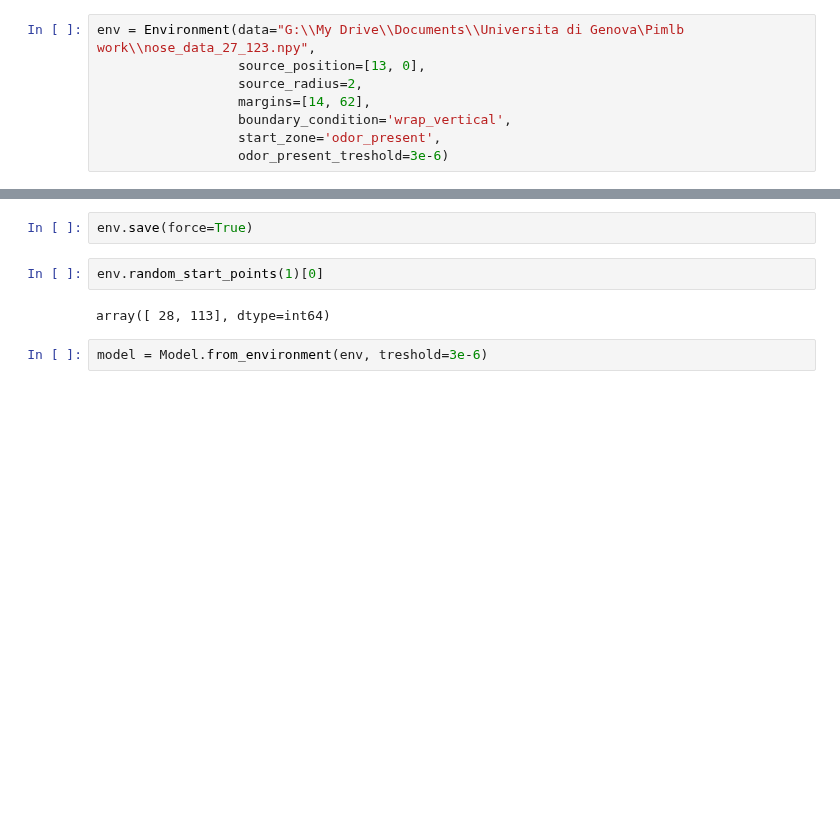
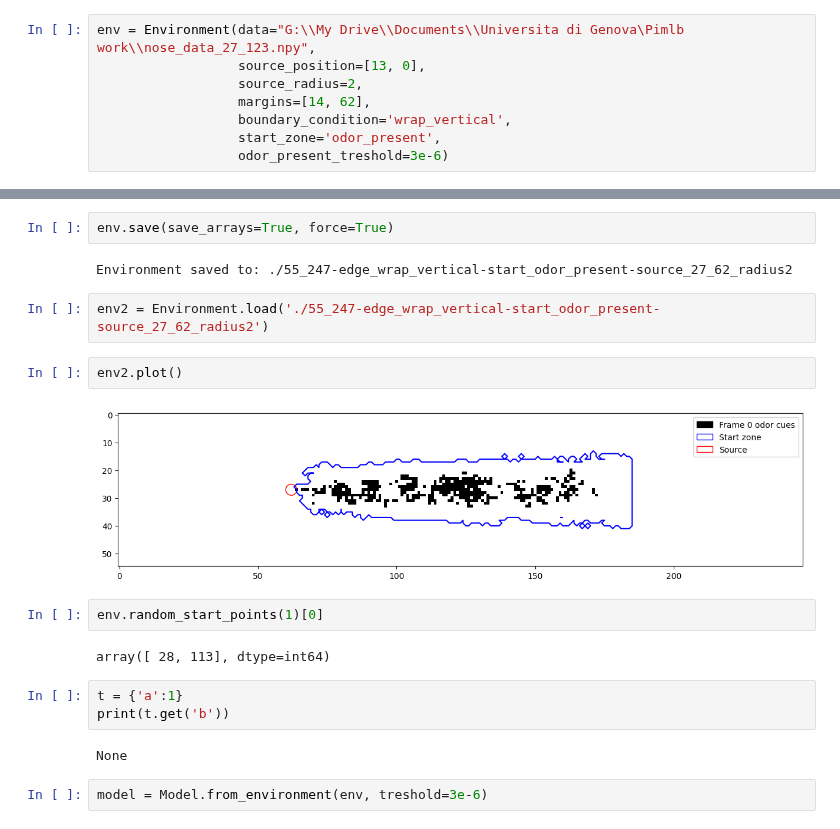
Before and after one commit to PimLb/olfactory-navigation, a Jupyter notebook: experiments/q_learning_comparisson.ipynb, the cells around one changed output, grey strips where cells are left out. Saved outputs shown, nothing was run; the diff lists cells and outputs as text; blank space fills up the shorter version.

Commit message:
Load environment and save fixes

```diff
--- a/experiments/q_learning_comparisson.ipynb
+++ b/experiments/q_learning_comparisson.ipynb
@@ -29,9 +29,22 @@ env.plot()
 # %%
-env.save(force=True)
+env.save(save_arrays=True, force=True)
+# %% [output]
+Environment saved to: ./55_247-edge_wrap_vertical-start_odor_present-source_27_62_radius2
+# %%
+env2 = Environment.load('./55_247-edge_wrap_vertical-start_odor_present-source_27_62_radius2')
+# %%
+env2.plot()
+# %% [output]
+[figure, added]
 # %%
 env.random_start_points(1)[0]
 # %% [output]
 array([ 28, 113], dtype=int64)
+# %%
+t = {'a':1}
+print(t.get('b'))
+# %% [output]
+None
 # %%
 model = Model.from_environment(env, treshold=3e-6)
 # %% [output]
```
Also changed, not shown: parts of 1 cell of this notebook, 1 other file.
